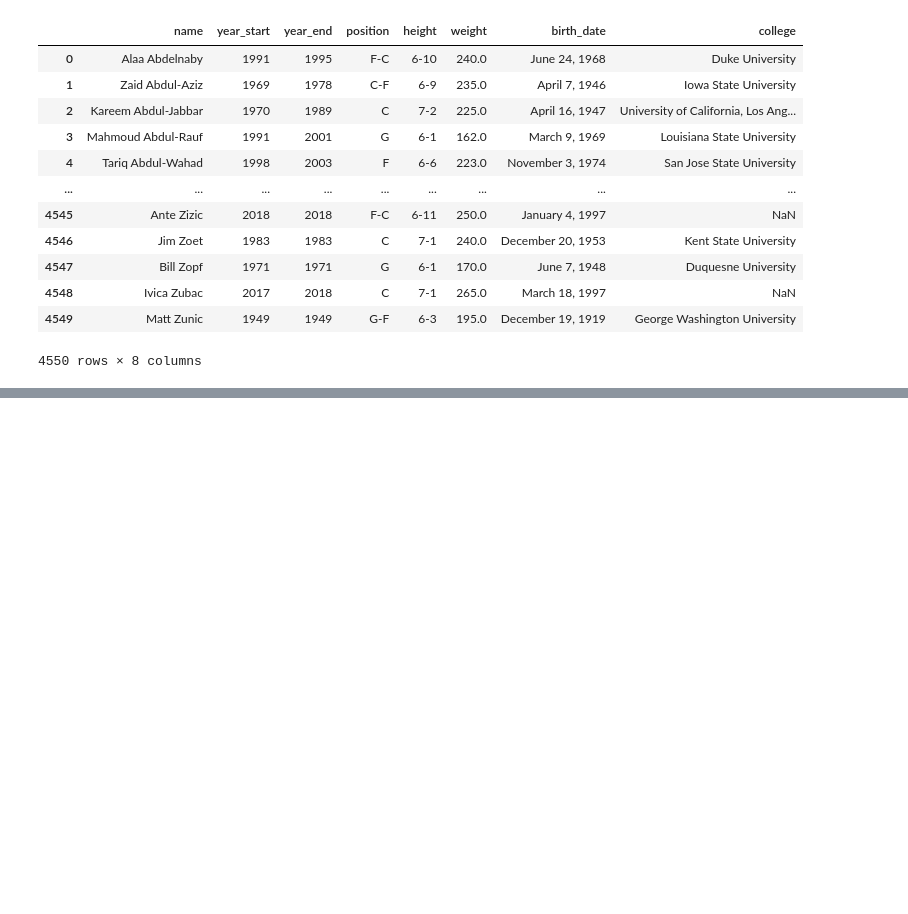
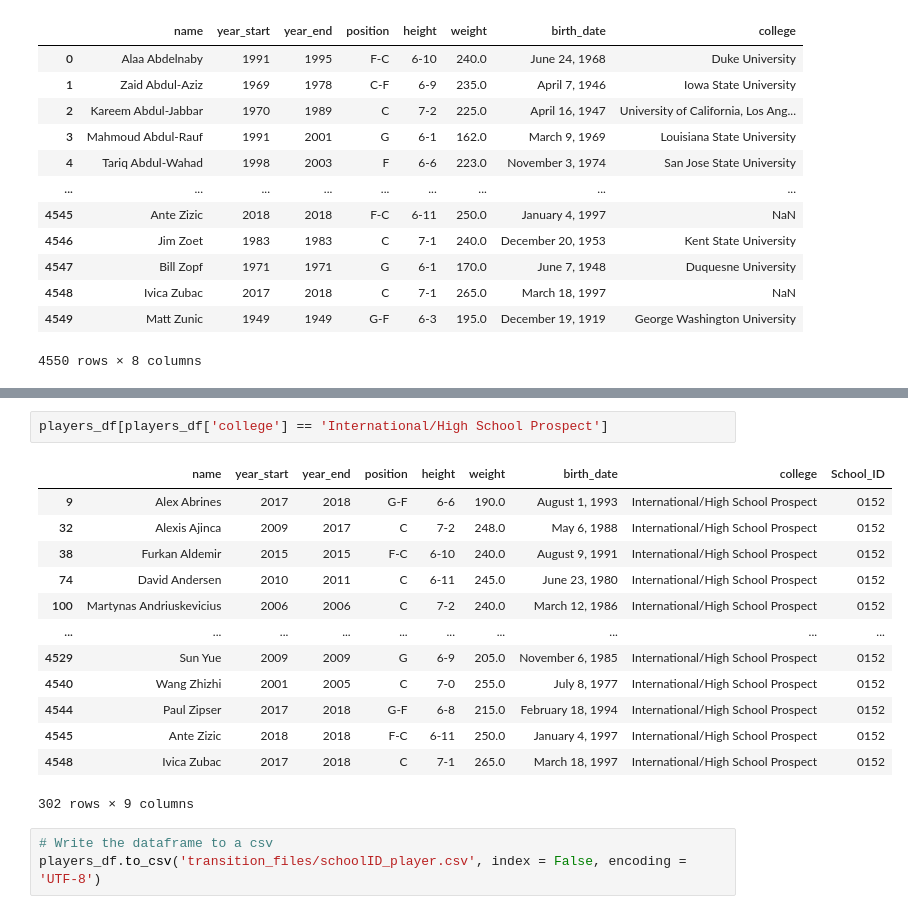
Before and after one commit to wclewett/ETL_project, a Jupyter notebook: school_id_creation.ipynb, the cells around one changed output, grey strips where cells are left out. Cells and saved outputs as stored; diff of their text form; blank space fills up the shorter version.

```diff
--- a/school_id_creation.ipynb
+++ b/school_id_creation.ipynb
@@ -39,0 +166,19 @@ schools.sort_values('School')
+# %%
+players_df[players_df['college'] == 'International/High School Prospect']
+# %% [output]
+|  | name | year_start | year_end | position | height | weight | birth_date | college | School_ID |
+| 9 | Alex Abrines | 2017 | 2018 | G-F | 6-6 | 190.0 | August 1, 1993 | International/High School Prospect | 0152 |
+| 32 | Alexis Ajinca | 2009 | 2017 | C | 7-2 | 248.0 | May 6, 1988 | International/High School Prospect | 0152 |
+| 38 | Furkan Aldemir | 2015 | 2015 | F-C | 6-10 | 240.0 | August 9, 1991 | International/High School Prospect | 0152 |
+| 74 | David Andersen | 2010 | 2011 | C | 6-11 | 245.0 | June 23, 1980 | International/High School Prospect | 0152 |
+| 100 | Martynas Andriuskevicius | 2006 | 2006 | C | 7-2 | 240.0 | March 12, 1986 | International/High School Prospect | 0152 |
+| ... | ... | ... | ... | ... | ... | ... | ... | ... | ... |
+| 4529 | Sun Yue | 2009 | 2009 | G | 6-9 | 205.0 | November 6, 1985 | International/High School Prospect | 0152 |
+| 4540 | Wang Zhizhi | 2001 | 2005 | C | 7-0 | 255.0 | July 8, 1977 | International/High School Prospect | 0152 |
+| 4544 | Paul Zipser | 2017 | 2018 | G-F | 6-8 | 215.0 | February 18, 1994 | International/High School Prospect | 0152 |
+| 4545 | Ante Zizic | 2018 | 2018 | F-C | 6-11 | 250.0 | January 4, 1997 | International/High School Prospect | 0152 |
+| 4548 | Ivica Zubac | 2017 | 2018 | C | 7-1 | 265.0 | March 18, 1997 | International/High School Prospect | 0152 |
+302 rows × 9 columns
+# %%
+# Write the dataframe to a csv
+players_df.to_csv('transition_files/schoolID_player.csv', index = False, encoding = 'UTF-8')
```
Also changed, not shown: parts of 7 cells of this notebook, 12 other files.
